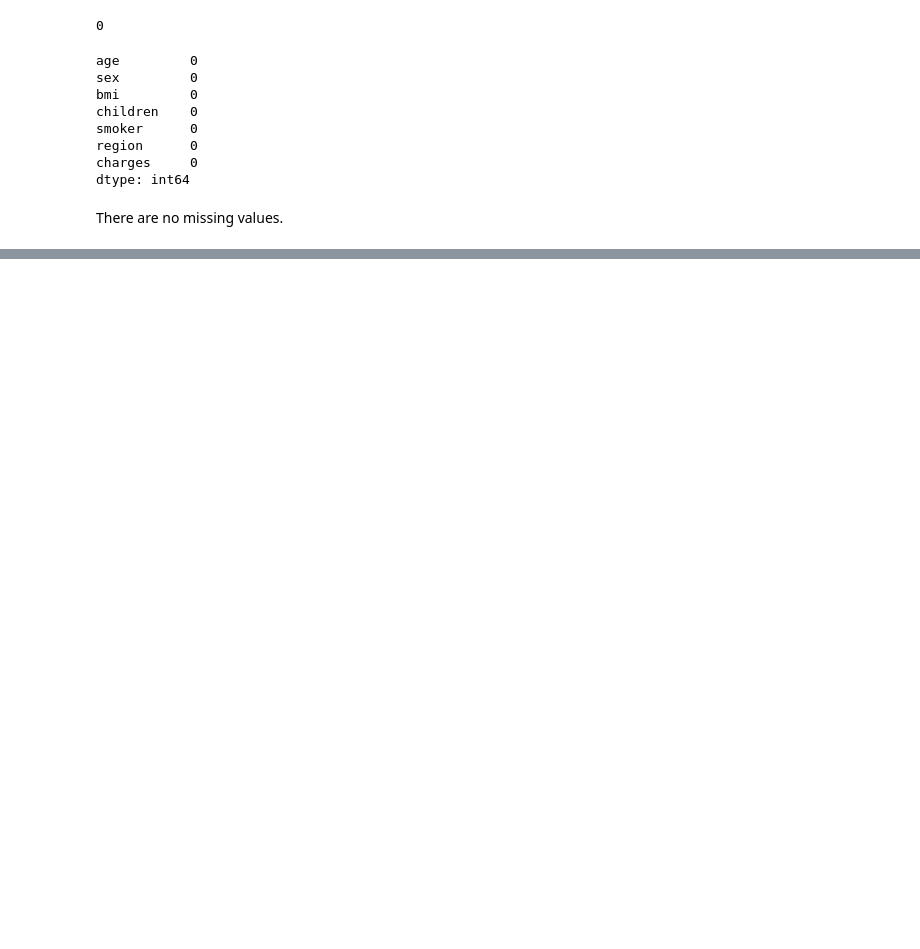
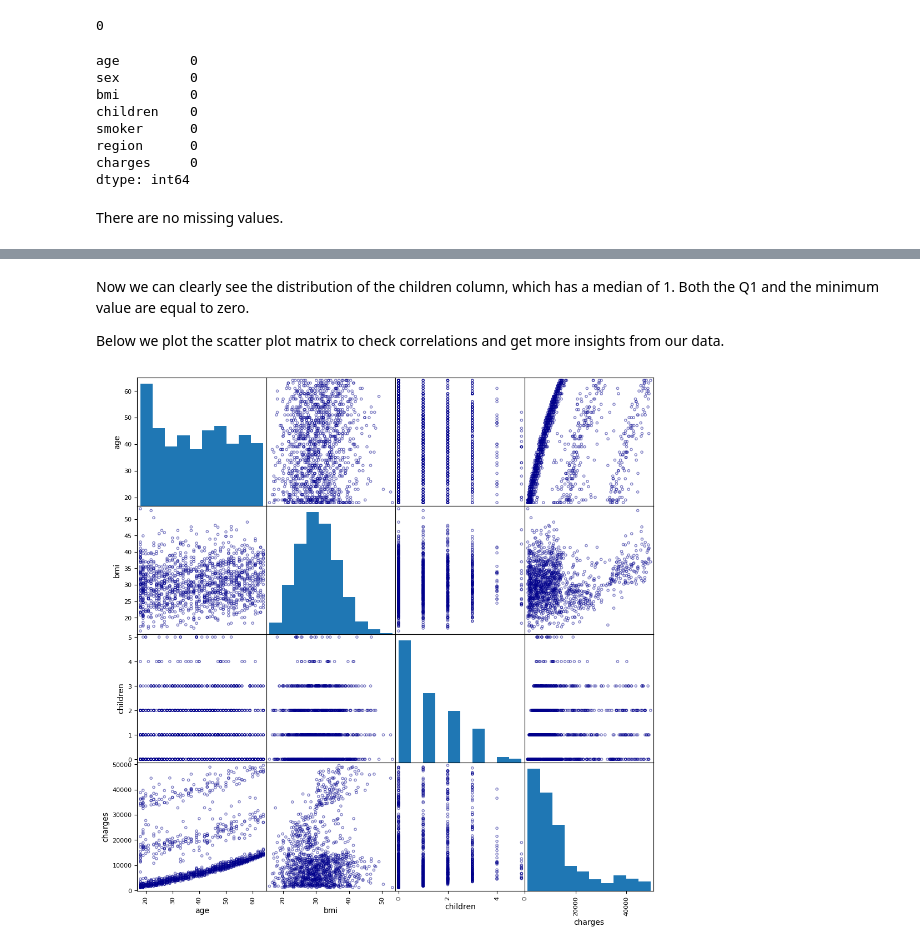
Before and after one commit to NkululekoCyrilCele/Projects, a Jupyter notebook: Regression/insurance_charges.ipynb, the cells around one changed output, grey strips where cells are left out. Drawn from its saved outputs; the diff is of its cells as text; code cells hidden in the pictures; blank space fills up the shorter version.

```diff
--- a/Regression/insurance_charges.ipynb
+++ b/Regression/insurance_charges.ipynb
@@ -126,0 +276,9 @@ import matplotlib.pyplot as plt, seaborn as sns
+# %% [markdown]
+Now we can clearly see the distribution of the children column, which has a median of 1. Both the Q1 and the minimum value are equal to zero.
+
+Below we plot the scatter plot matrix to check correlations and get more insights from our data.
+# %%
+# Sketching the scatter plot matrix
+_ = pd.plotting.scatter_matrix(df_insure, figsize = (12,12), c = "none", edgecolor = "darkblue")
+# %% [output]
+[figure, added]
```
Also changed, not shown: parts of 136 cells of this notebook.
